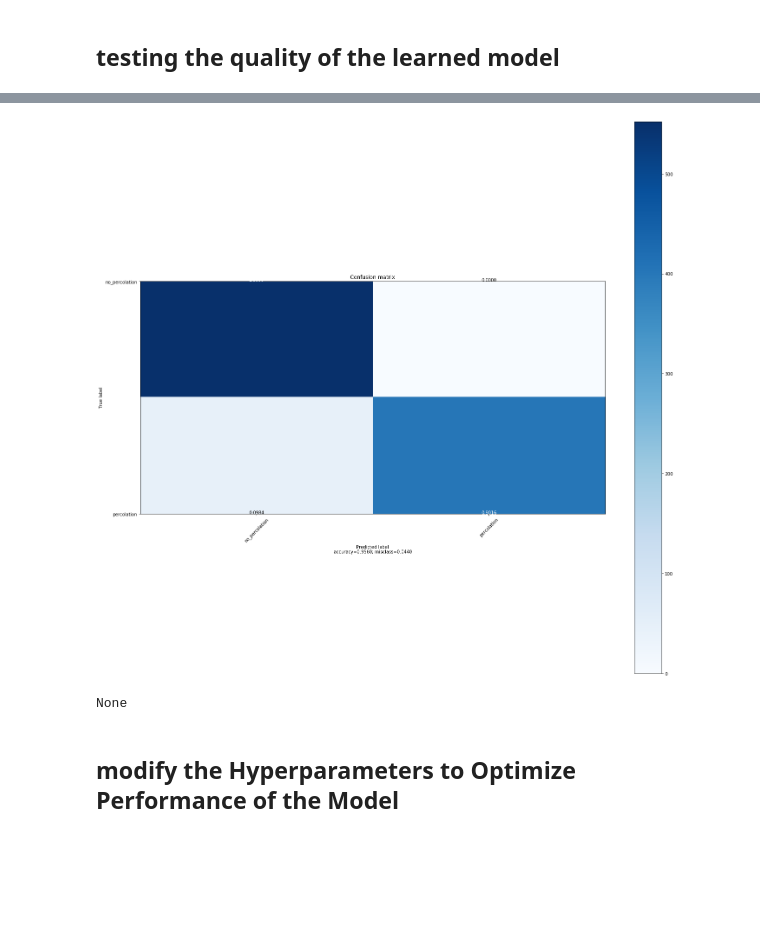
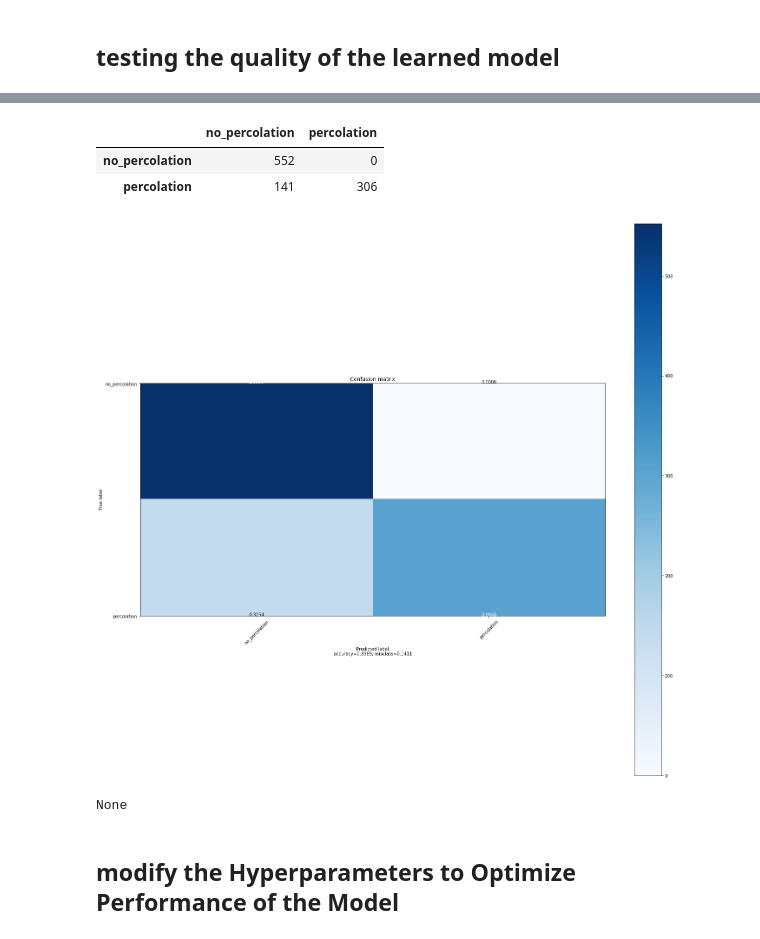
Before and after one commit to DisQS/MachineLearning-Percolation, a Jupyter notebook: src/Keras_Percolation_training_set_1000_Ohtsuki_Resnet.ipynb, the cells around one changed output, grey strips where cells are left out. Saved outputs shown, nothing was run; the diff lists cells and outputs as text; code cells hidden in the pictures; blank space fills up the shorter version.

```diff
--- a/src/Keras_Percolation_training_set_1000_Ohtsuki_Resnet.ipynb
+++ b/src/Keras_Percolation_training_set_1000_Ohtsuki_Resnet.ipynb
@@ -251,7 +236,7 @@ None
 ## learning the images
 # %%
 # training parameters
-myepochs=5
+myepochs=10
 # %%
 # train DNN and store training info in history
 history = model.fit_generator(training_set,
@@ -324,12 +319,13 @@ num_of_train_samples = training_set.samples
 num_of_test_samples =validation_set.samples
 
 validation_set.reset()
-label=validation_set.class_indices.keys()
+labels=validation_set.class_indices.keys()
 
 #Confusion Matrix
 Y_pred =model.predict_generator(validation_set,validation_set.samples // batch_size+1, verbose=1)
 y_pred=(Y_pred > 0.5).astype(int)
 
 #basic confusion matrix
-confusion_matrix(validation_set.classes, y_pred)
+conf=confusion_matrix(validation_set.classes, y_pred)
+conf
 # %% [output]
@@ -340,0 +335,8 @@ np.savetxt("Percolation_confusion_matrix.txt",conf,fmt='%.f')
+# %%
+import pandas as pd
+cm=pd.DataFrame(conf, index=labels, columns=labels)
+cm
+# %% [output]
+|  | no_percolation | percolation |
+| no_percolation | 552 | 0 |
+| percolation | 141 | 306 |
@@ -341,13 +345,13 @@ np.savetxt("Percolation_confusion_matrix.txt",conf,fmt='%.f')
 # %%
 from plot_confusion_matrix import *
 label=validation_set.class_indices.keys()
 print(plot_confusion_matrix(confusion_matrix(validation_set.classes, y_pred),
-                          label,
+                          labels,
                           title='Confusion matrix',
                           cmap=None,
                           normalize=True))
 # %% [output]
-[figure, old version]
+[figure, new version]
 None
 # %% [markdown]
 ## modify the Hyperparameters to Optimize Performance of the Model
```
Also changed, not shown: parts of 10 cells of this notebook.
